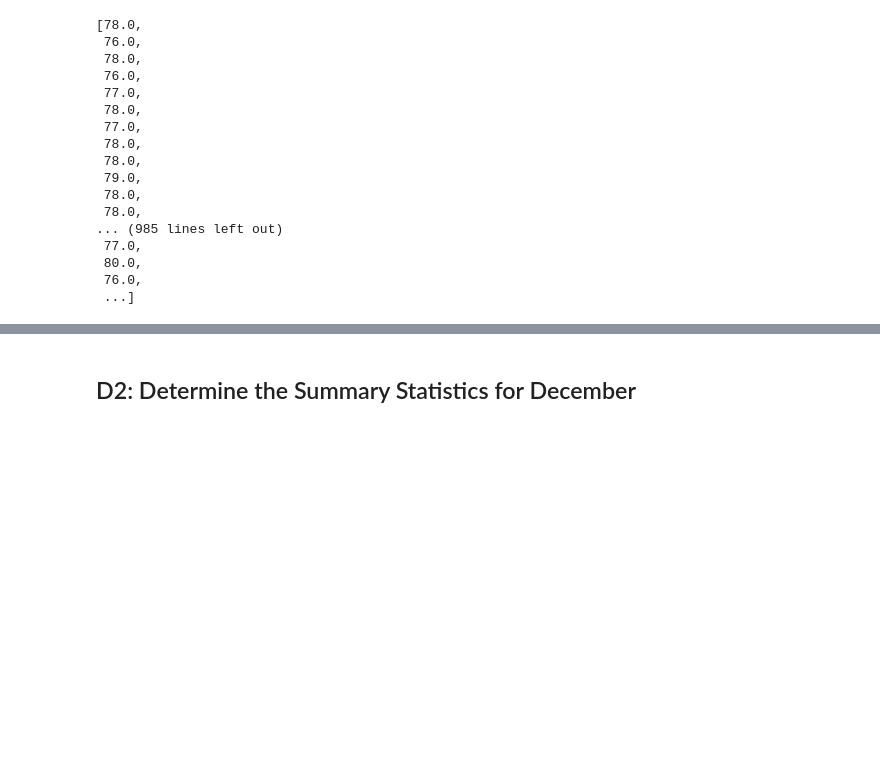
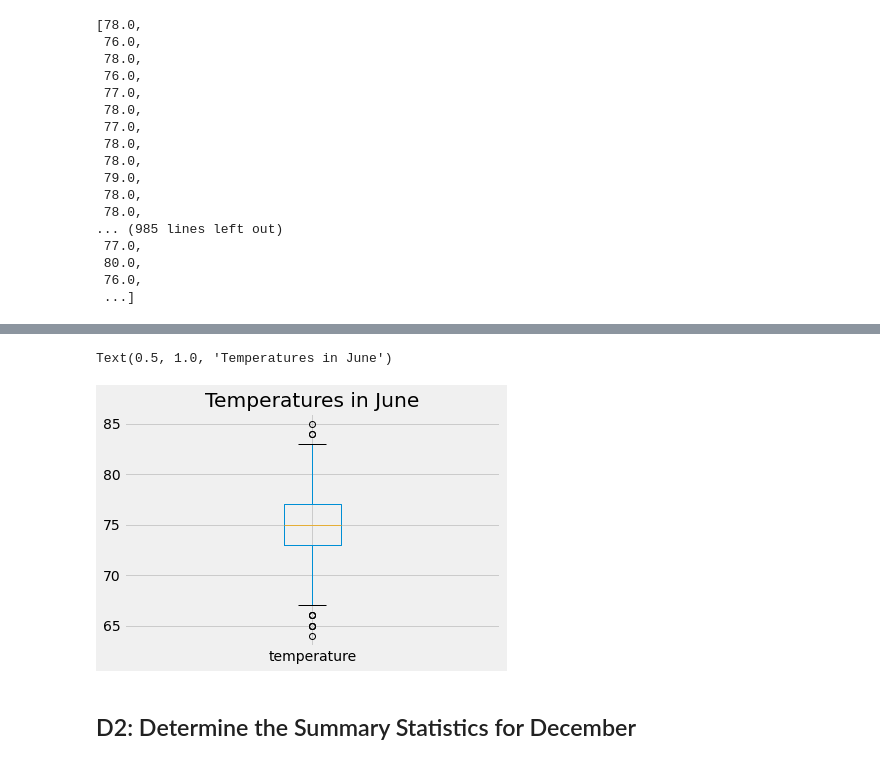
Before and after one commit to Elewekeadanma/surfs_up, a Jupyter notebook: SurfsUp_Challenge.ipynb, the cells around one changed output, grey strips where cells are left out. Cells and saved outputs as stored; diff of their text form; code cells hidden in the pictures; blank space fills up the shorter version.

```diff
--- a/SurfsUp_Challenge.ipynb
+++ b/SurfsUp_Challenge.ipynb
@@ -9,6 +9,11 @@ import sqlalchemy
 from sqlalchemy.ext.automap import automap_base
 from sqlalchemy.orm import Session
 from sqlalchemy import create_engine, func
+# %%
+%matplotlib inline
+from matplotlib import style
+style.use('fivethirtyeight')
+import matplotlib.pyplot as plt
 # %%
 engine = create_engine("sqlite:///hawaii.sqlite")
 
@@ -97,6 +107,12 @@ df.describe()
 | 50% | 75.000000 |
 | 75% | 77.000000 |
 | max | 85.000000 |
+# %%
+df.boxplot()
+plt.title("Temperatures in June")
+# %% [output]
+Text(0.5, 1.0, 'Temperatures in June')
+[figure, added]
 # %% [markdown]
 ## D2: Determine the Summary Statistics for December
 # %%
```
Also changed, not shown: parts of 6 cells of this notebook.
